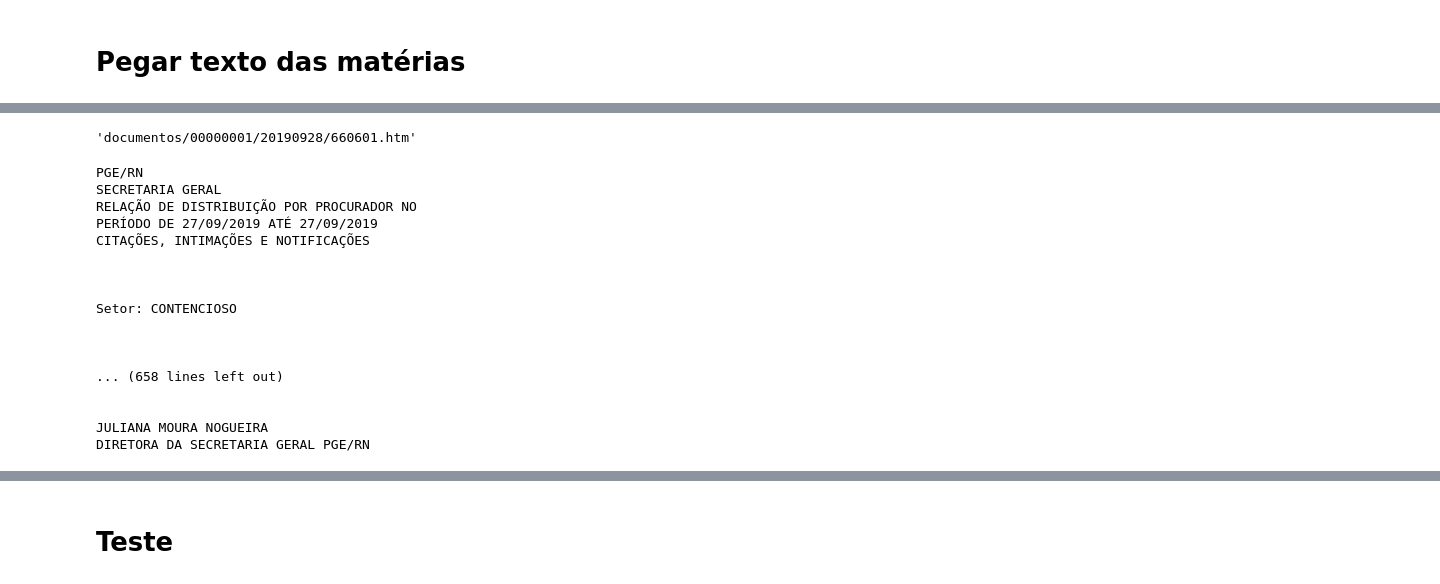
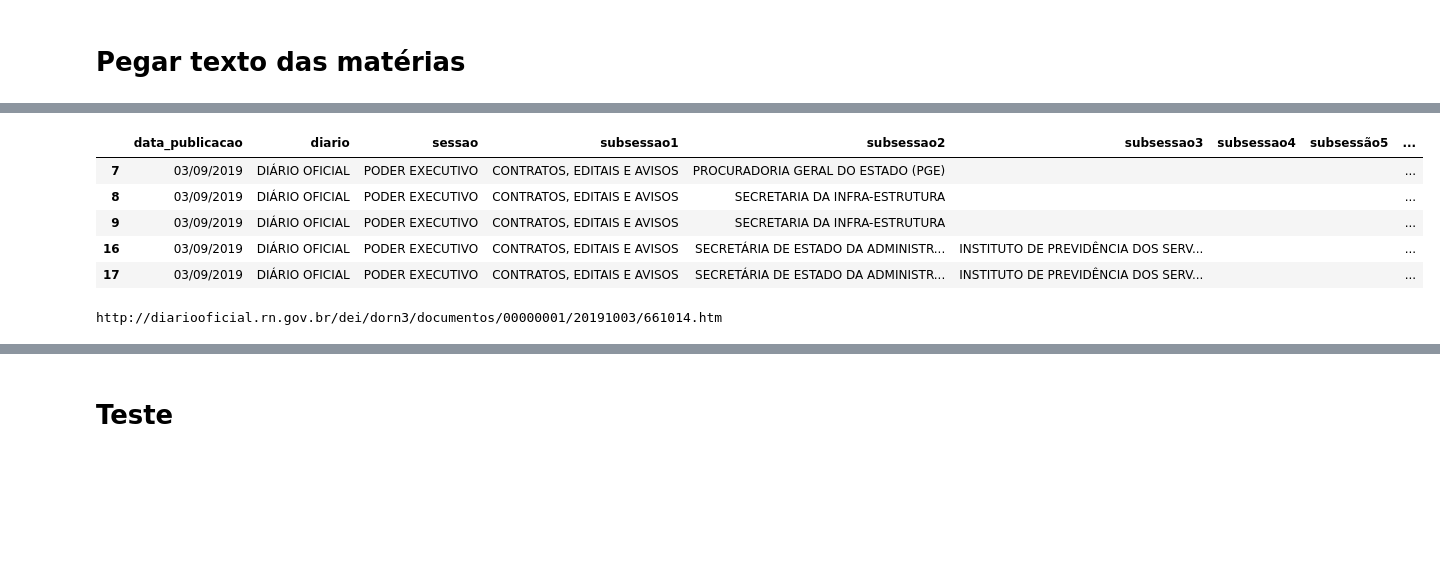
Before and after one commit to gabrielfas/diario-rn-webscraper, a Jupyter notebook: Scraping diário RN.ipynb, the cells around one changed output, grey strips where cells are left out. Saved outputs shown, nothing was run; the diff lists cells and outputs as text; code cells hidden in the pictures; blank space fills up the shorter version.

Commit message:
getting all texts

```diff
--- a/Scraping diário RN.ipynb
+++ b/Scraping diário RN.ipynb
@@ -234,47 +237,37 @@ print(materias_df.materia.head())
 Name: materia, dtype: object
-# %%
-base_url = 'http://diariooficial.rn.gov.br/dei/dorn3/'
-# Specify url
-#url = 'http://diariooficial.rn.gov.br/dei/dorn3/docview.aspx?id_jor=00000001&data=20190928&id_doc=660620'
-url = 'http://diariooficial.rn.gov.br/dei/dorn3/docview.aspx?id_jor=00000001&data=20190928&id_doc=660601'
-
-# Package the request, send the request and catch the response: r
-r = requests.get(url)
-
-# Extracts the response as html: html_doc
-html_doc = r.text
-
-# create a BeautifulSoup object from the HTML: soup
-soup = BeautifulSoup(html_doc, "lxml")
-frame = soup.find_all('frame')[1]
-frame_link = frame.get('src')
-frame_link
-# %% [output]
-'documentos/00000001/20190928/660601.htm'
+# %%
+def pegar_frame(link):
+    r = requests.get(link)
+    html_doc = r.text
+    soup = BeautifulSoup(html_doc, "html.parser")
+    frame = soup.find_all('frame')[1]
+    frame_link = frame.get('src')
+    url_materia_oficial = base_url + frame_link
+    return url_materia_oficial
+# %%
+base_url = 'http://diariooficial.rn.gov.br/dei/dorn3/'
+
+materias_df['link_materia_oficial'] = materias_df['materia'].apply(pegar_frame)
+materias_df.head()
+# %% [output]
+|  | data_publicacao | diario | sessao | subsessao1 | subsessao2 | subsessao3 | subsessao4 | subsessão5 | ... |
+| 7 | 03/09/2019 | DIÁRIO OFICIAL | PODER EXECUTIVO | CONTRATOS, EDITAIS E AVISOS | PROCURADORIA GERAL DO ESTADO (PGE) |  |  |  | ... |
+| 8 | 03/09/2019 | DIÁRIO OFICIAL | PODER EXECUTIVO | CONTRATOS, EDITAIS E AVISOS | SECRETARIA DA INFRA-ESTRUTURA |  |  |  | ... |
+| 9 | 03/09/2019 | DIÁRIO OFICIAL | PODER EXECUTIVO | CONTRATOS, EDITAIS E AVISOS | SECRETARIA DA INFRA-ESTRUTURA |  |  |  | ... |
+| 16 | 03/09/2019 | DIÁRIO OFICIAL | PODER EXECUTIVO | CONTRATOS, EDITAIS E AVISOS | SECRETÁRIA DE ESTADO DA ADMINISTR... | INSTITUTO DE PREVIDÊNCIA DOS SERV... |  |  | ... |
+| 17 | 03/09/2019 | DIÁRIO OFICIAL | PODER EXECUTIVO | CONTRATOS, EDITAIS E AVISOS | SECRETÁRIA DE ESTADO DA ADMINISTR... | INSTITUTO DE PREVIDÊNCIA DOS SERV... |  |  | ... |
+# %%
+print(materias_df.link_materia_oficial.iloc[11])
+# %% [output]
+http://diariooficial.rn.gov.br/dei/dorn3/documentos/00000001/20191003/661014.htm
 # %%
-r = requests.get((base_url+frame_link))
-html_doc = r.text
-soup = BeautifulSoup(html_doc, "lxml")
-#if len(soup.find_all('table')) > 0:
-#    soup('table')[0].decompose()
-noticia = soup.text.strip()
-conteudo_materia = re.sub("(<!--.*?-->)", "", noticia, flags=re.DOTALL)
-print(conteudo_materia.strip())
+def pegar_texto(link):
+    global cont
+    r = requests.get(link)
+    html_doc = r.text
+    soup = BeautifulSoup(html_doc, "html.parser")
+    #if len(soup.find_all('table')) > 0:
+    #    soup('table')[0].decompose()
+    conteudo_materia = soup.find_all('body')[0].text.strip()
+    #conteudo_materia = re.sub("(<!--.*?-->)", "", noticia, flags=re.DOTALL)
+    return conteudo_materia
-# %% [output]
-PGE/RN
-SECRETARIA GERAL
-RELAÇÃO DE DISTRIBUIÇÃO POR PROCURADOR NO
-PERÍODO DE 27/09/2019 ATÉ 27/09/2019
-CITAÇÕES, INTIMAÇÕES E NOTIFICAÇÕES
-
-
-
-Setor: CONTENCIOSO
-
-
-
-... (658 lines left out)
-
-
-JULIANA MOURA NOGUEIRA
-DIRETORA DA SECRETARIA GERAL PGE/RN
```
Also changed, not shown: parts of 12 cells of this notebook, 2 other files.
